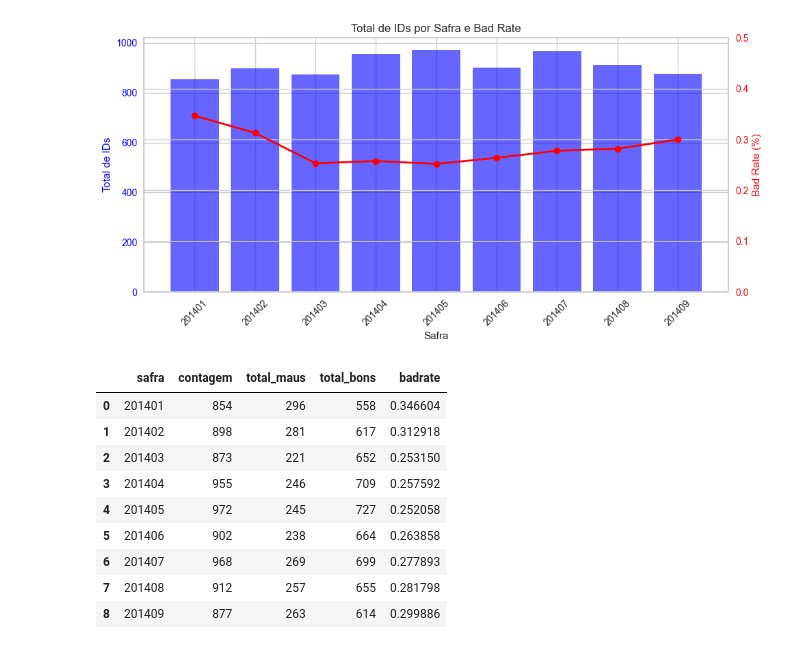
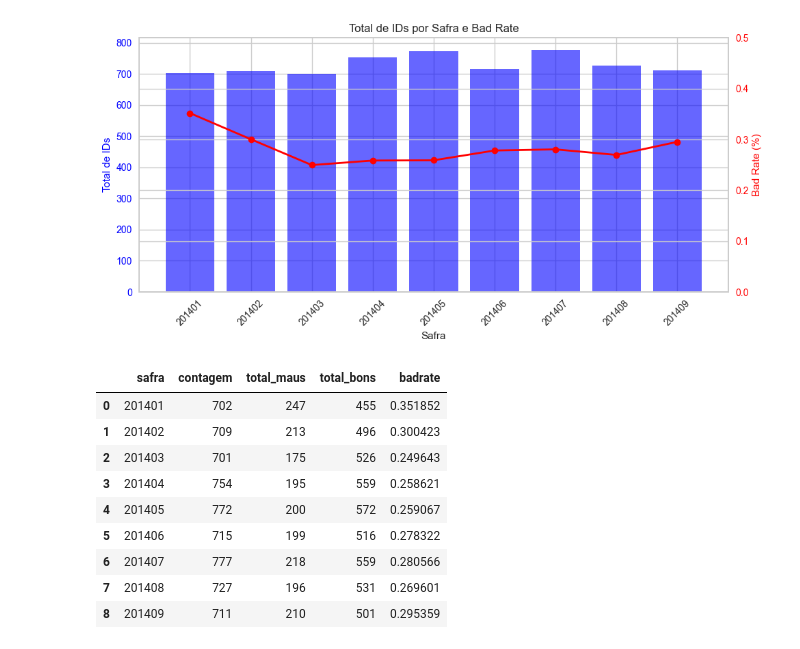
Before and after one commit to RodrigoFCMoreira/credit_scoring_ML_solver, a Jupyter notebook: 3 - Análise Exploratória.ipynb, the cells around one changed output. Cells and saved outputs as stored; diff of their text form; code cells hidden in the pictures.

```diff
--- a/3 - Análise Exploratória.ipynb
+++ b/3 - Análise Exploratória.ipynb
@@ -2,19 +2,19 @@
 import pandas as pd
 from funcoes import plot_safra_bad_rate,resumo_estatistico,grafico_percentual_valores_ausentes,matriz_correlacao,histograma_variaveis_numericas
 # %%
-treino_selecionado = pd.read_csv("treino_selecionada.csv")
+train_selecionada = pd.read_csv("train_selecionada.csv")
 # %%
-plot_safra_bad_rate(treino_selecionado, safra_col="safra", inadimplente_col="y", bad_rate_min=0, bad_rate_max=0.5)
+plot_safra_bad_rate(train_selecionada, safra_col="safra", inadimplente_col="y", bad_rate_min=0, bad_rate_max=0.5)
 # %% [output]
-[figure, old version]
+[figure, new version]
 |  | safra | contagem | total_maus | total_bons | badrate |
-| 0 | 201401 | 854 | 296 | 558 | 0.346604 |
-| 1 | 201402 | 898 | 281 | 617 | 0.312918 |
-| 2 | 201403 | 873 | 221 | 652 | 0.253150 |
-| 3 | 201404 | 955 | 246 | 709 | 0.257592 |
-| 4 | 201405 | 972 | 245 | 727 | 0.252058 |
-| 5 | 201406 | 902 | 238 | 664 | 0.263858 |
-| 6 | 201407 | 968 | 269 | 699 | 0.277893 |
-| 7 | 201408 | 912 | 257 | 655 | 0.281798 |
-| 8 | 201409 | 877 | 263 | 614 | 0.299886 |
+| 0 | 201401 | 702 | 247 | 455 | 0.351852 |
+| 1 | 201402 | 709 | 213 | 496 | 0.300423 |
+| 2 | 201403 | 701 | 175 | 526 | 0.249643 |
+| 3 | 201404 | 754 | 195 | 559 | 0.258621 |
+| 4 | 201405 | 772 | 200 | 572 | 0.259067 |
+| 5 | 201406 | 715 | 199 | 516 | 0.278322 |
+| 6 | 201407 | 777 | 218 | 559 | 0.280566 |
+| 7 | 201408 | 727 | 196 | 531 | 0.269601 |
+| 8 | 201409 | 711 | 210 | 501 | 0.295359 |
 # %%
```
Also changed, not shown: parts of 3 cells of this notebook, 12 other files.
